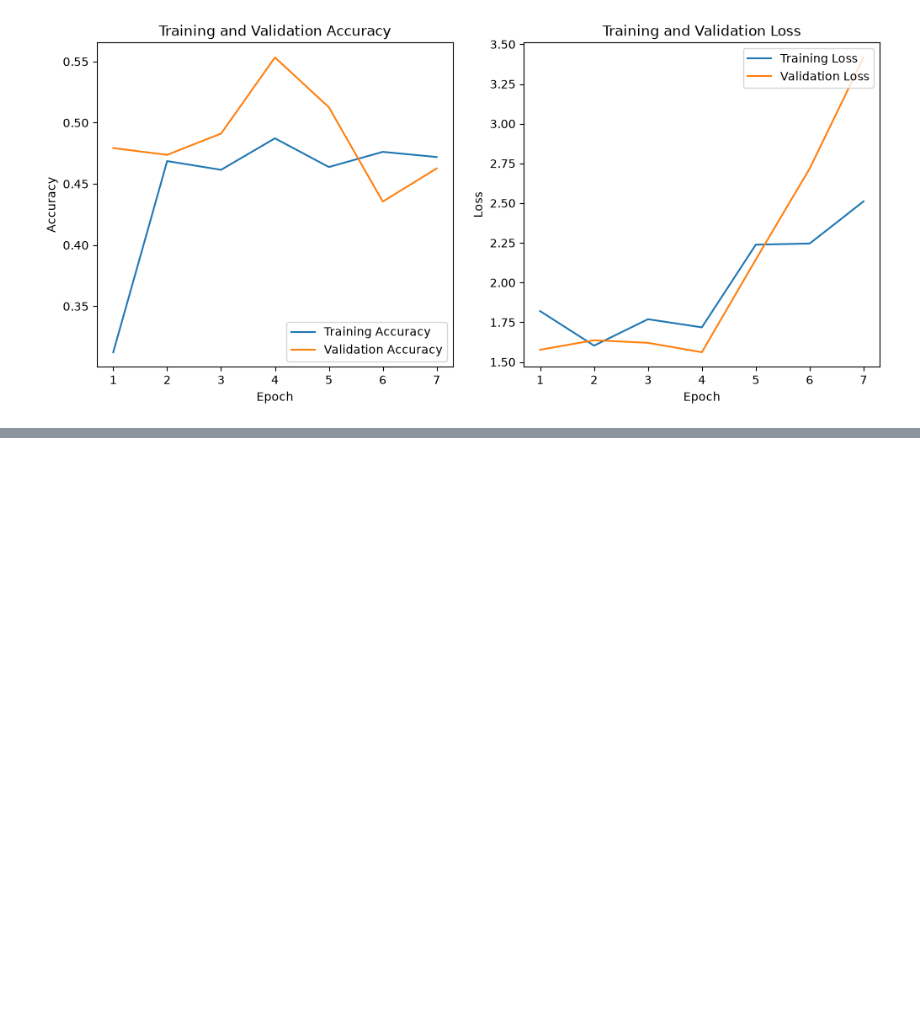
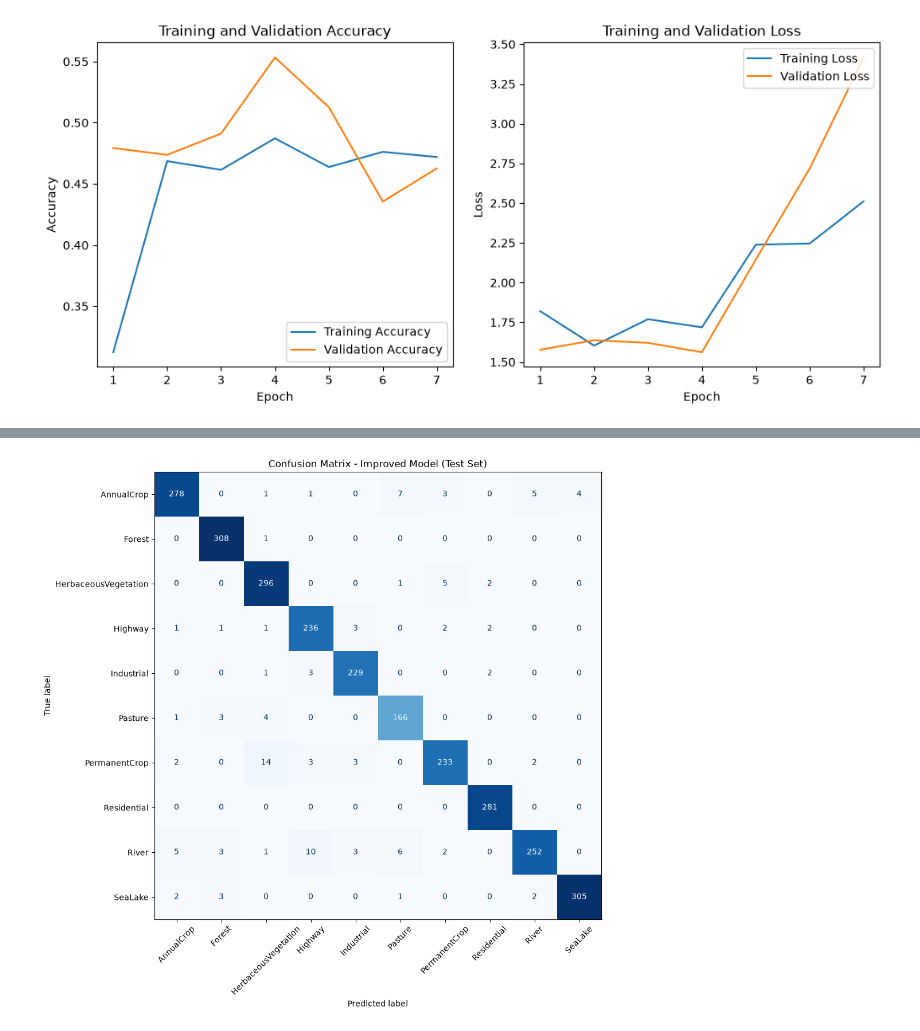
Before and after one commit to Yilalu/cnn_satellite_image_classification, a Jupyter notebook: cnn_satellite_image_classification.ipynb, the cells around one changed output, grey strips where cells are left out. Drawn from its saved outputs; the diff is of its cells as text; code cells hidden in the pictures; blank space fills up the shorter version.

```diff
--- a/cnn_satellite_image_classification.ipynb
+++ b/cnn_satellite_image_classification.ipynb
@@ -392,0 +577,12 @@ plt.show()
+# %%
+# Collect the true labels and the model's predicted labels across the whole test set
+y_true = []
+y_pred = []
+for images, labels in test_ds:
+    probs = image_model_v2.predict(images, verbose=0)
+    y_pred.extend(np.argmax(probs, axis=1))  # Predicted class = highest-probability class
+    y_true.extend(labels.numpy())
+
+y_true = np.array(y_true)
+y_pred = np.array(y_pred)
+print("Collected predictions for", len(y_true), "test images.")
@@ -392,0 +592,14 @@ plt.show()
+# %%
+from sklearn.metrics import confusion_matrix, ConfusionMatrixDisplay
+
+# Build the confusion matrix to see which classes get mixed up with each other
+cm = confusion_matrix(y_true, y_pred)
+disp = ConfusionMatrixDisplay(confusion_matrix=cm, display_labels=class_names)
+
+fig, ax = plt.subplots(figsize=(10, 10))
+disp.plot(ax=ax, cmap='Blues', xticks_rotation=45, colorbar=False)
+plt.title('Confusion Matrix - Improved Model (Test Set)')
+plt.tight_layout()
+plt.show()
+# %% [output]
+[figure, added]
```
Also changed, not shown: parts of 14 cells of this notebook.
